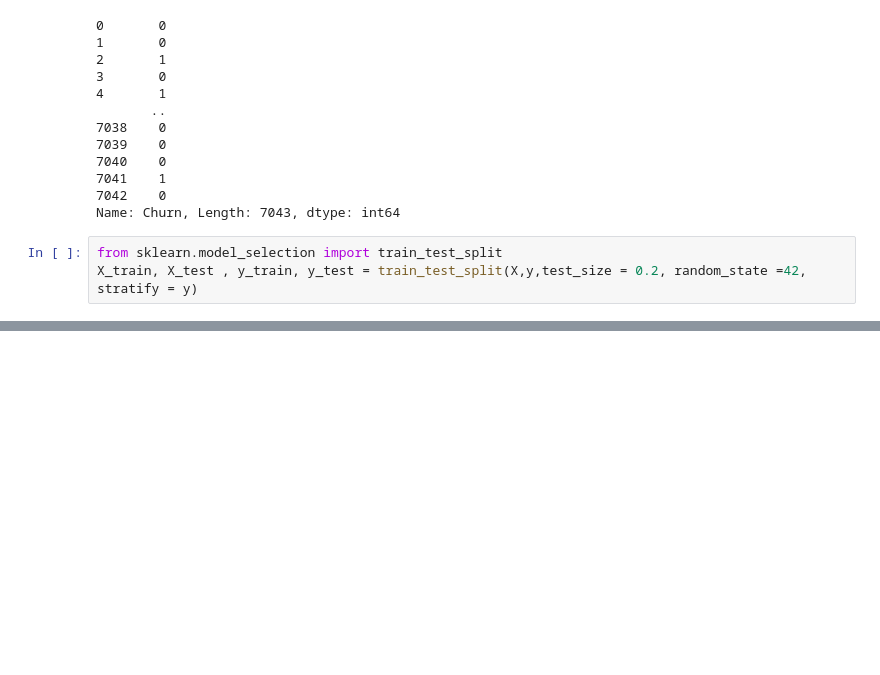
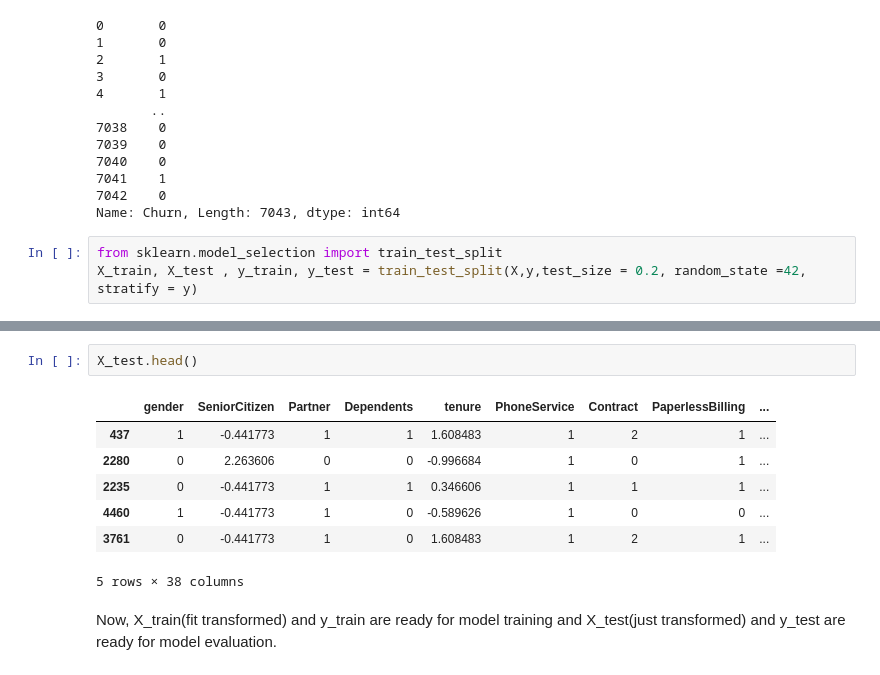
Before and after one commit to abhaychauhan2k3/PROJECT-4-ADVANCE-CHURN-CUSTOMER-PREDICTION, a Jupyter notebook: notebook/model.ipynb, the cells around one changed output, grey strips where cells are left out. Saved outputs shown, nothing was run; the diff lists cells and outputs as text; blank space fills up the shorter version.

```diff
--- a/notebook/model.ipynb
+++ b/notebook/model.ipynb
@@ -401,0 +458,12 @@ Name: Churn, Length: 5634, dtype: int64
+# %%
+X_test.head()
+# %% [output]
+|  | gender | SeniorCitizen | Partner | Dependents | tenure | PhoneService | Contract | PaperlessBilling | ... |
+| 437 | 1 | -0.441773 | 1 | 1 | 1.608483 | 1 | 2 | 1 | ... |
+| 2280 | 0 | 2.263606 | 0 | 0 | -0.996684 | 1 | 0 | 1 | ... |
+| 2235 | 0 | -0.441773 | 1 | 1 | 0.346606 | 1 | 1 | 1 | ... |
+| 4460 | 1 | -0.441773 | 1 | 0 | -0.589626 | 1 | 0 | 0 | ... |
+| 3761 | 0 | -0.441773 | 1 | 0 | 1.608483 | 1 | 2 | 1 | ... |
+5 rows × 38 columns
+# %% [markdown]
+Now, X_train(fit transformed) and y_train are ready for model training and X_test(just transformed) and y_test are ready for model evaluation.
```
Also changed, not shown: parts of 9 cells of this notebook.
